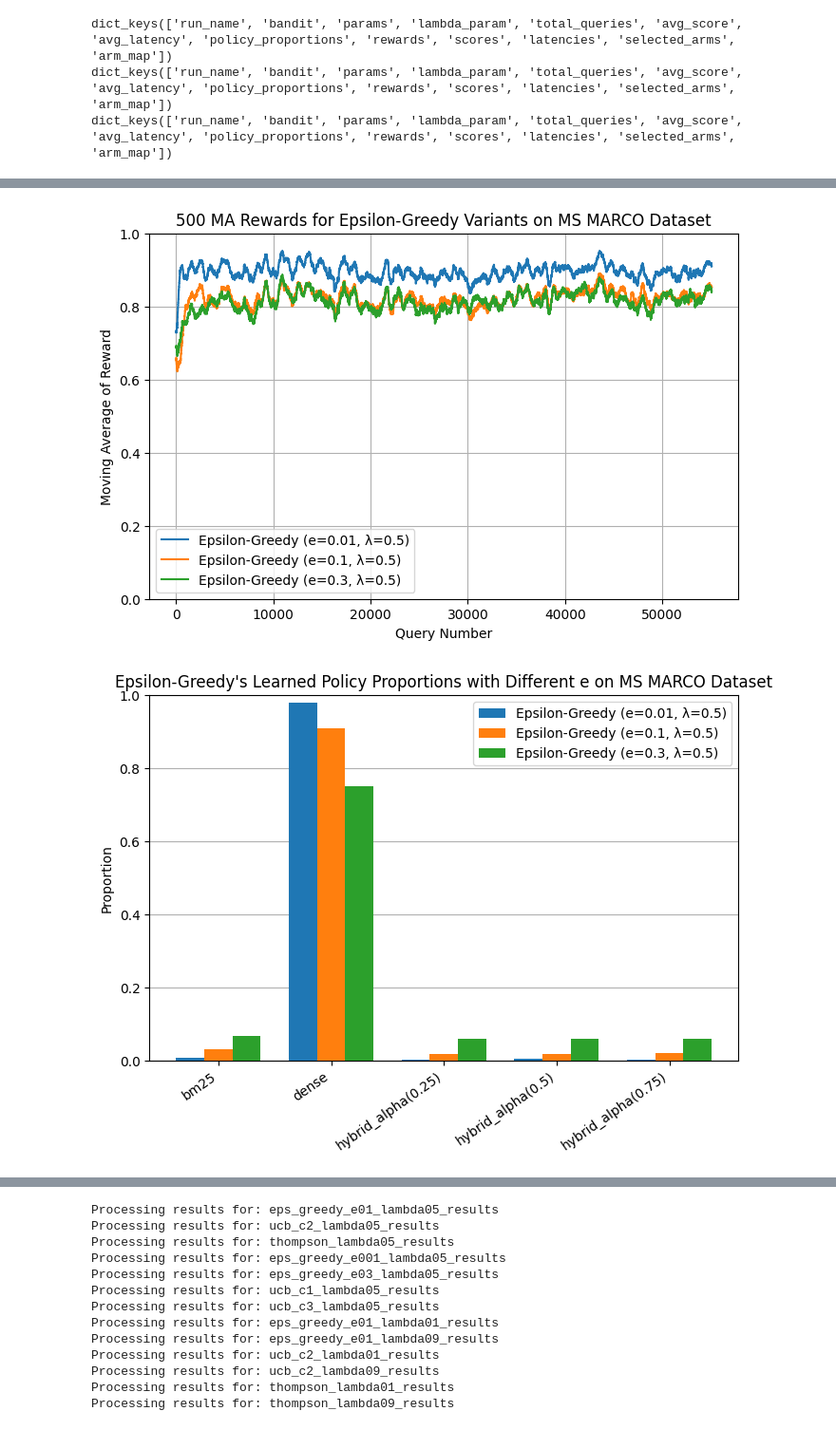
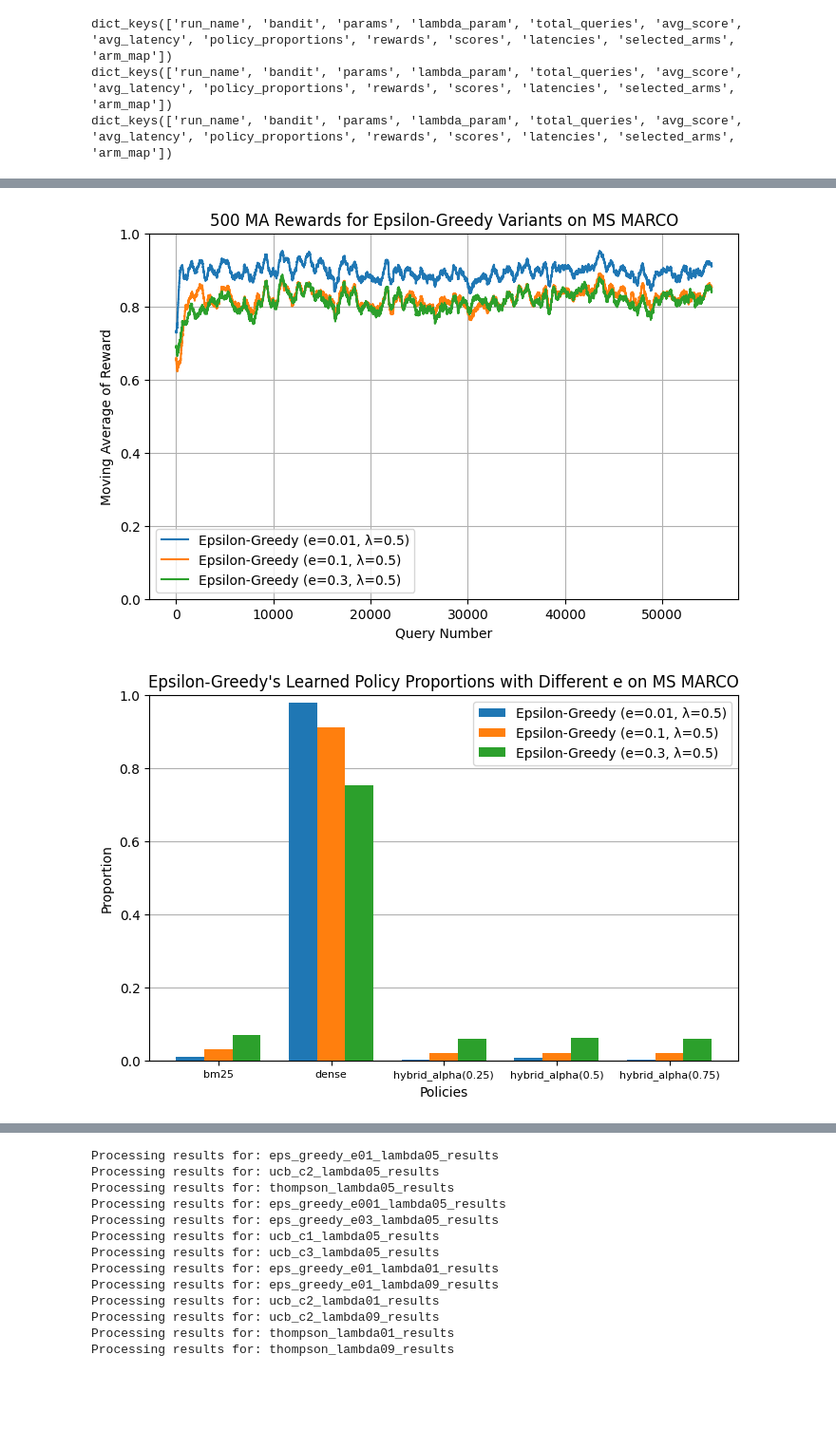
Before and after one commit to zzhenjie01/dsa4213-ay2526-group41, a Jupyter notebook: src/visualization_msmarco.ipynb, the cells around one changed output, grey strips where cells are left out. Shown at 95% size. Saved outputs shown, nothing was run; the diff lists cells and outputs as text; code cells hidden in the pictures; blank space fills up the shorter version.

```diff
--- a/src/visualization_msmarco.ipynb
+++ b/src/visualization_msmarco.ipynb
@@ -105,7 +106,7 @@ plt.figure(figsize=(8, 5))
 plt.plot(eps_greedy_e001_lambda05_ma, label='Epsilon-Greedy (e=0.01, λ=0.5)')
 plt.plot(eps_greedy_e01_lambda05_ma, label='Epsilon-Greedy (e=0.1, λ=0.5)')
 plt.plot(eps_greedy_e03_lambda05_ma, label='Epsilon-Greedy (e=0.3, λ=0.5)')
-plt.title(f'{WINDOW_SIZE} MA Rewards for Epsilon-Greedy Variants on MS MARCO Dataset')
+plt.title(f'{WINDOW_SIZE} MA Rewards for Epsilon-Greedy Variants on MS MARCO')
 plt.xlabel('Query Number')
 plt.ylabel('Moving Average of Reward')
 plt.ylim(0, 1)
@@ -122,39 +123,40 @@ plt.savefig(
 # Show the plot
 plt.show()
 # %% [output]
-[figure, old version]
+[figure, new version]
 # %%
 # Plot the policy proportions for different epsilon values
 eps_greedy_e001_lambda05_prop = eps_greedy_e001_lambda05_results['policy_proportions']
 eps_greedy_e03_lambda05_prop = eps_greedy_e03_lambda05_results['policy_proportions']
 
 # Plot the proportions on a grouped bar chart
 policies = list(eps_greedy_e001_lambda05_prop.keys())
 x = np.arange(len(policies))
 width = 0.25
 
 plt.figure(figsize=(8, 5))
 plt.bar(x - width, eps_greedy_e001_lambda05_prop.values(), width, label='Epsilon-Greedy (e=0.01, λ=0.5)', zorder = 3)
 plt.bar(x, eps_greedy_e01_lambda05_prop.values(), width, label='Epsilon-Greedy (e=0.1, λ=0.5)', zorder=3)
 plt.bar(x + width, eps_greedy_e03_lambda05_prop.values(), width, label='Epsilon-Greedy (e=0.3, λ=0.5)', zorder=3)
-plt.xticks(x, policies, rotation=35, ha='right')
+plt.xticks(x, policies, fontsize=8)
+plt.xlabel('Policies')
 plt.ylabel('Proportion')
-plt.title('Epsilon-Greedy\'s Learned Policy Proportions with Different e on MS MARCO Dataset')
+plt.title('Epsilon-Greedy\'s Learned Policy Proportions with Different e on MS MARCO')
 plt.ylim(0, 1)
 plt.grid(axis='y', zorder=0)
 plt.legend()
 
 # Save the plot
 plt.savefig(
     os.path.join(IMAGES_DIR, f'{DATASET_NAME}_eps_greedy_different_e_policy_proportions.png'),
     bbox_inches='tight',
     dpi=300
 )
 
 # Show the plot
 plt.show()
 # %% [output]
-[figure, old version]
+[figure, new version]
 # %%
 ucb_c1_lambda05_path = "../results/UCB_c=1.0_lambda=0.5_metric=recall_seed=42_dataset=ms_marco.json"
 ucb_c3_lambda05_path = "../results/UCB_c=3.0_lambda=0.5_metric=recall_seed=42_dataset=ms_marco.json"
```
Also changed, not shown: parts of 8 cells of this notebook, 22 other files.
